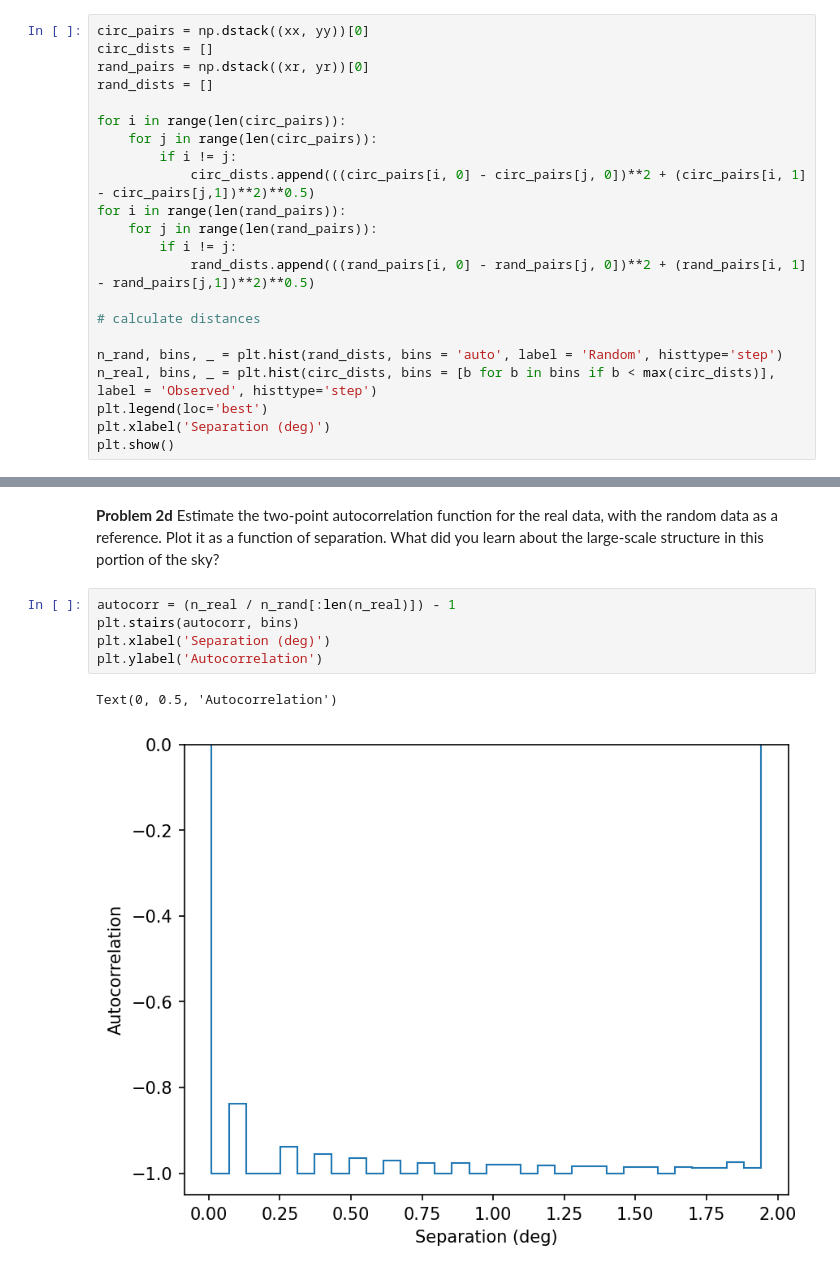
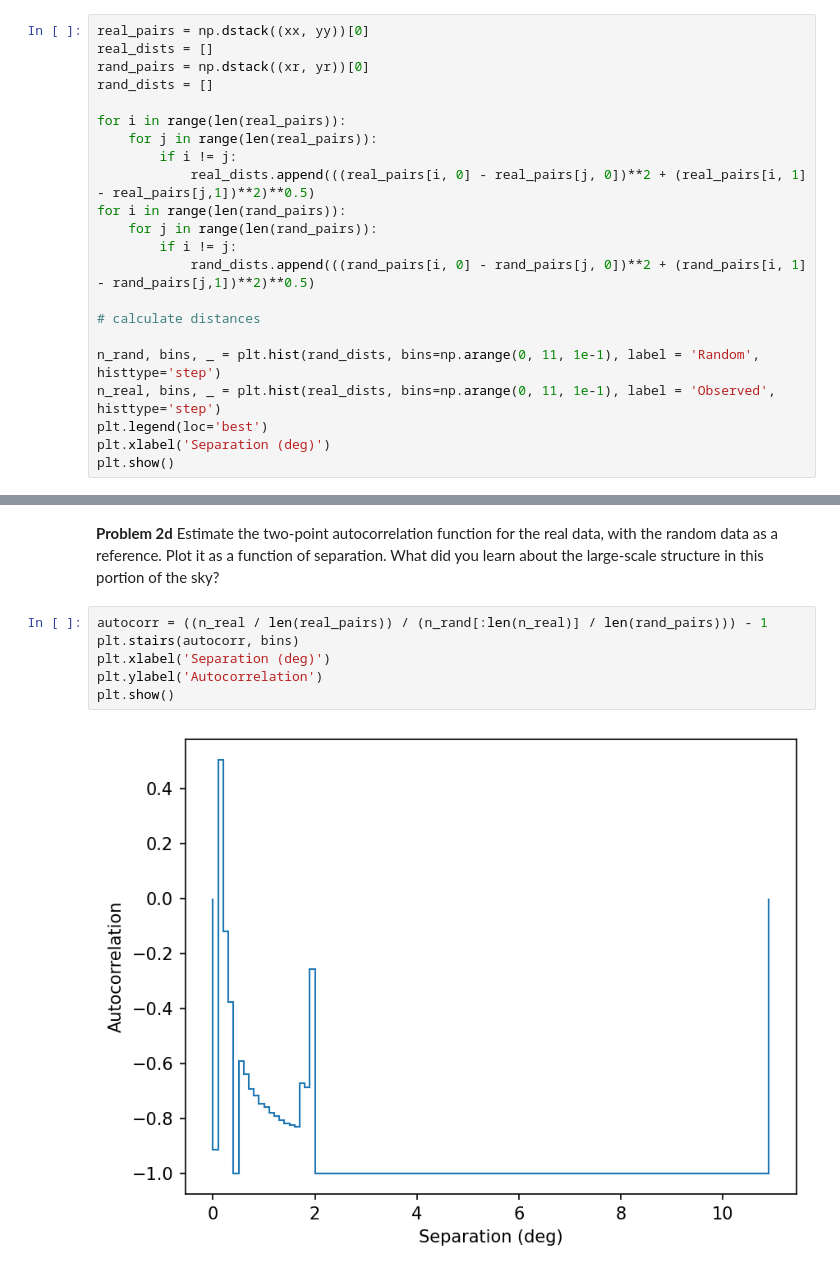
Before and after one commit to ASTR154/clustering, a Jupyter notebook: clustering.ipynb, the cells around one changed output, grey strips where cells are left out. Drawn from its saved outputs; the diff is of its cells as text.

Commit message:
Done. Still not sure about the autocorrelation, but it seems to make sense.

```diff
--- a/clustering.ipynb
+++ b/clustering.ipynb
@@ -228,15 +228,15 @@ ax.set_ylim(-4., 4.)
 *Hint:* exclude pairs matching the same point with itself.
 *Challenge:* try using broadcasting instead of loops to make each pair.
 # %%
-circ_pairs = np.dstack((xx, yy))[0]
-circ_dists = []
+real_pairs = np.dstack((xx, yy))[0]
+real_dists = []
 rand_pairs = np.dstack((xr, yr))[0]
 rand_dists = []
 
-for i in range(len(circ_pairs)):
-    for j in range(len(circ_pairs)):
+for i in range(len(real_pairs)):
+    for j in range(len(real_pairs)):
         if i != j:
-            circ_dists.append(((circ_pairs[i, 0] - circ_pairs[j, 0])**2 + (circ_pairs[i, 1] - circ_pairs[j,1])**2)**0.5)
+            real_dists.append(((real_pairs[i, 0] - real_pairs[j, 0])**2 + (real_pairs[i, 1] - real_pairs[j,1])**2)**0.5)
 for i in range(len(rand_pairs)):
     for j in range(len(rand_pairs)):
         if i != j:
@@ -244,8 +244,8 @@ for i in range(len(rand_pairs)):
 
 # calculate distances
 
-n_rand, bins, _ = plt.hist(rand_dists, bins = 'auto', label = 'Random', histtype='step')
-n_real, bins, _ = plt.hist(circ_dists, bins = [b for b in bins if b < max(circ_dists)], label = 'Observed', histtype='step')
+n_rand, bins, _ = plt.hist(rand_dists, bins=np.arange(0, 11, 1e-1), label = 'Random', histtype='step')
+n_real, bins, _ = plt.hist(real_dists, bins=np.arange(0, 11, 1e-1), label = 'Observed', histtype='step')
 plt.legend(loc='best')
 plt.xlabel('Separation (deg)')
 plt.show()
@@ -254,10 +254,10 @@ plt.show()
 # %% [markdown]
 **Problem 2d** Estimate the two-point autocorrelation function for the real data, with the random data as a reference. Plot it as a function of separation. What did you learn about the large-scale structure in this portion of the sky?
 # %%
-autocorr = (n_real / n_rand[:len(n_real)]) - 1
+autocorr = ((n_real / len(real_pairs)) / (n_rand[:len(n_real)] / len(rand_pairs))) - 1
 plt.stairs(autocorr, bins)
 plt.xlabel('Separation (deg)')
 plt.ylabel('Autocorrelation')
+plt.show()
 # %% [output]
-Text(0, 0.5, 'Autocorrelation')
-[figure, old version]
+[figure, new version]
```
Also changed, not shown: parts of 8 cells of this notebook.
